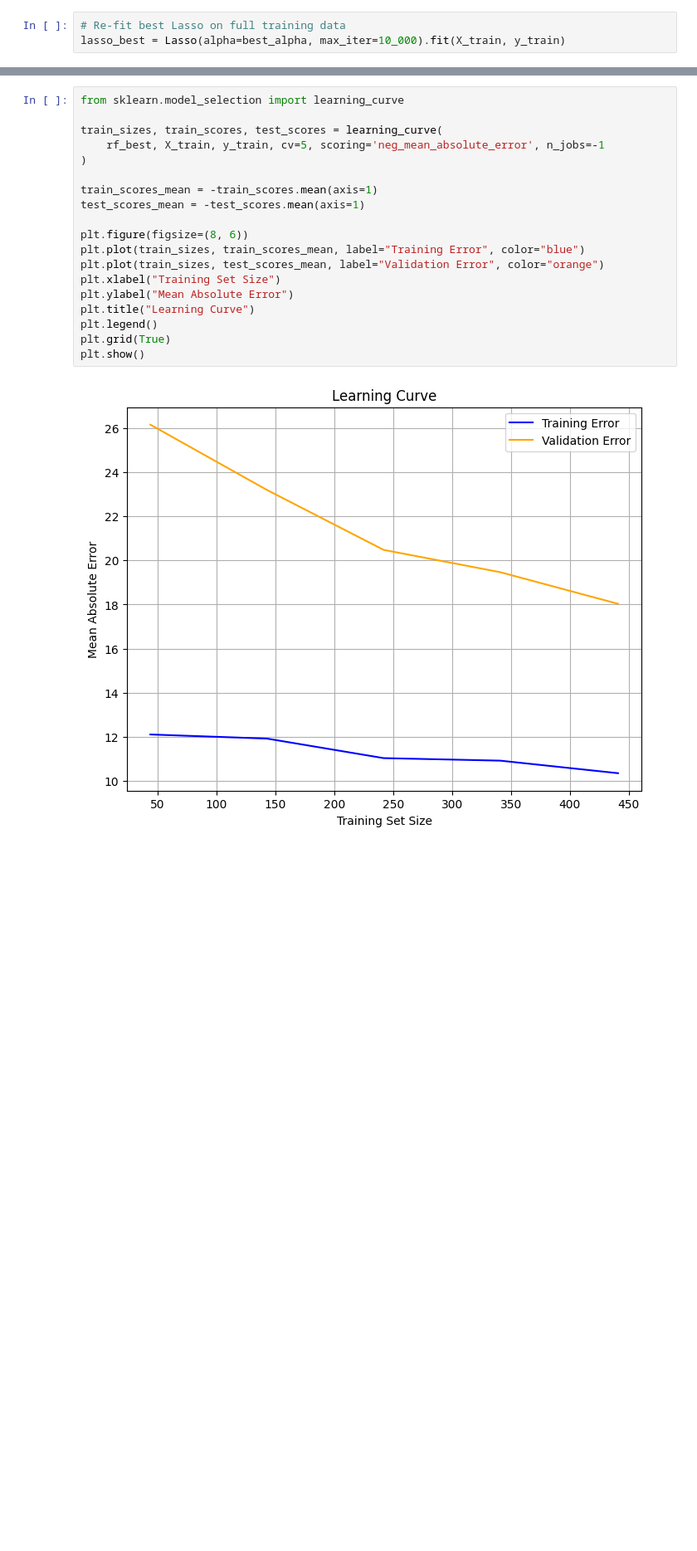
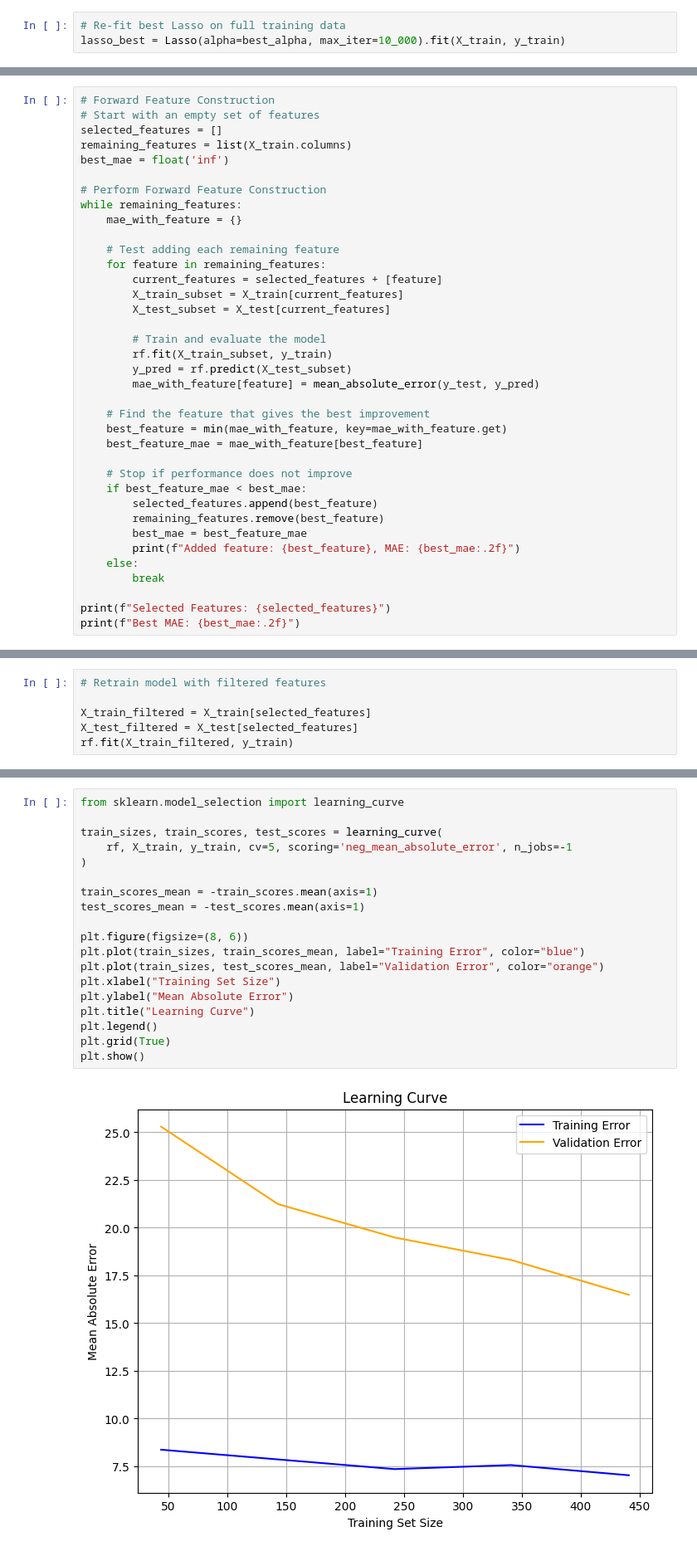
Before and after one commit to zkhechadoorian/dataSciGlassDoor, a Jupyter notebook: model_building.ipynb, the cells around one changed output, grey strips where cells are left out. Shown at 83% size. Cells and saved outputs as stored; diff of their text form; blank space fills up the shorter version.

```diff
--- a/model_building.ipynb
+++ b/model_building.ipynb
@@ -289,0 +337,37 @@ lasso_best = Lasso(alpha=best_alpha, max_iter=10_000).fit(X_train, y_train)
+# %%
+# Forward Feature Construction
+# Start with an empty set of features
+selected_features = []
+remaining_features = list(X_train.columns)
+best_mae = float('inf')
+
+# Perform Forward Feature Construction
+while remaining_features:
+    mae_with_feature = {}
+
+    # Test adding each remaining feature
+    for feature in remaining_features:
+        current_features = selected_features + [feature]
+        X_train_subset = X_train[current_features]
+        X_test_subset = X_test[current_features]
+
+        # Train and evaluate the model
+        rf.fit(X_train_subset, y_train)
+        y_pred = rf.predict(X_test_subset)
+        mae_with_feature[feature] = mean_absolute_error(y_test, y_pred)
+
+    # Find the feature that gives the best improvement
+    best_feature = min(mae_with_feature, key=mae_with_feature.get)
+    best_feature_mae = mae_with_feature[best_feature]
+
+    # Stop if performance does not improve
+    if best_feature_mae < best_mae:
+        selected_features.append(best_feature)
+        remaining_features.remove(best_feature)
+        best_mae = best_feature_mae
+        print(f"Added feature: {best_feature}, MAE: {best_mae:.2f}")
+    else:
+        break
+
+print(f"Selected Features: {selected_features}")
+print(f"Best MAE: {best_mae:.2f}")
@@ -289,0 +394,6 @@ lasso_best = Lasso(alpha=best_alpha, max_iter=10_000).fit(X_train, y_train)
+# %%
+# Retrain model with filtered features
+
+X_train_filtered = X_train[selected_features]
+X_test_filtered = X_test[selected_features]
+rf.fit(X_train_filtered, y_train)
@@ -377,21 +488,21 @@ plt.show()
 # %%
 from sklearn.model_selection import learning_curve
 
 train_sizes, train_scores, test_scores = learning_curve(
-    rf_best, X_train, y_train, cv=5, scoring='neg_mean_absolute_error', n_jobs=-1
+    rf, X_train, y_train, cv=5, scoring='neg_mean_absolute_error', n_jobs=-1
 )
 
 train_scores_mean = -train_scores.mean(axis=1)
 test_scores_mean = -test_scores.mean(axis=1)
 
 plt.figure(figsize=(8, 6))
 plt.plot(train_sizes, train_scores_mean, label="Training Error", color="blue")
 plt.plot(train_sizes, test_scores_mean, label="Validation Error", color="orange")
 plt.xlabel("Training Set Size")
 plt.ylabel("Mean Absolute Error")
 plt.title("Learning Curve")
 plt.legend()
 plt.grid(True)
 plt.show()
 # %% [output]
-[figure, old version]
+[figure, new version]
```
Also changed, not shown: parts of 12 cells of this notebook.
